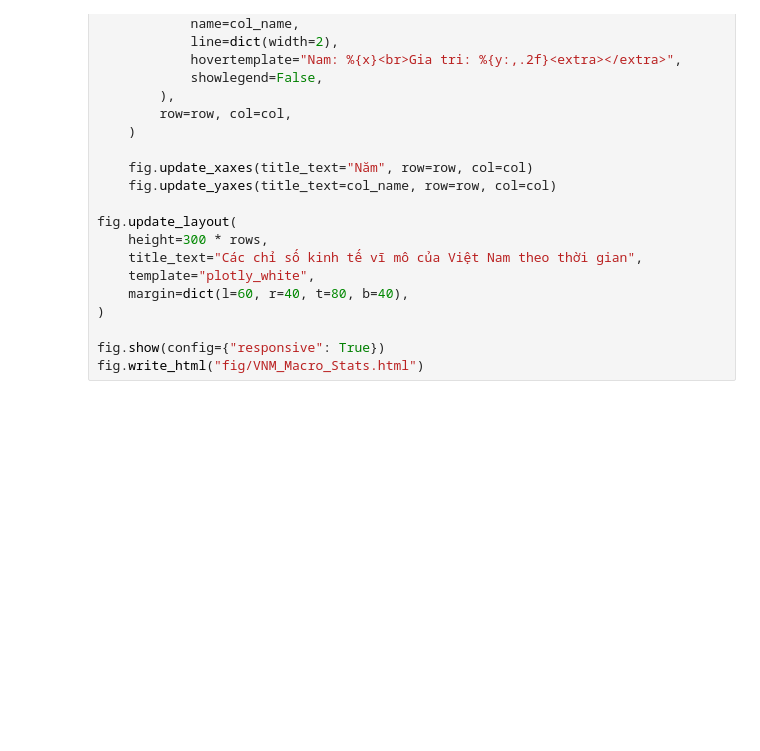
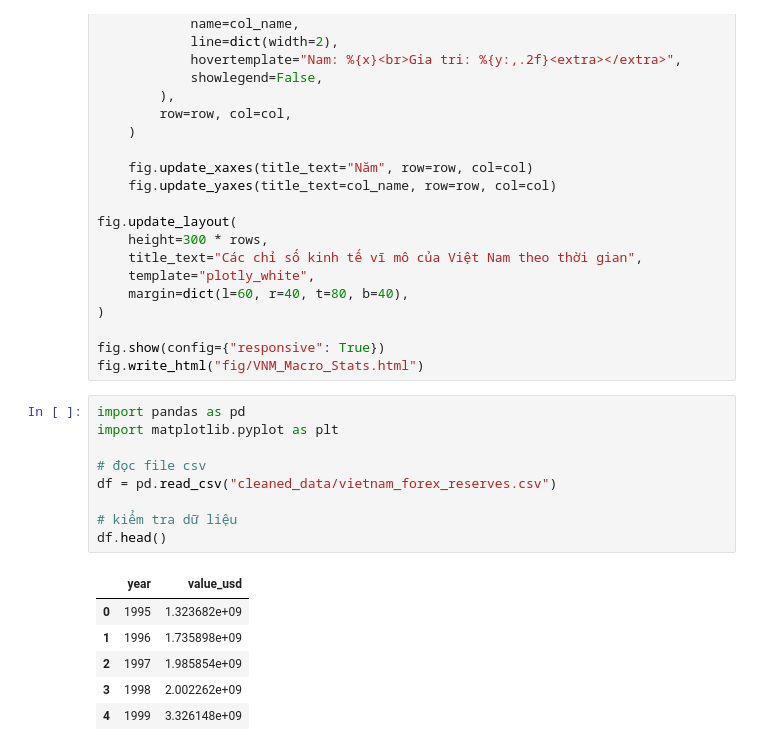
Before and after one commit to trinhnguyen1101/Dot1, a Jupyter notebook: VNM.ipynb, the cells around one changed output. Cells and saved outputs as stored; diff of their text form; blank space fills up the shorter version.

```diff
--- a/VNM.ipynb
+++ b/VNM.ipynb
@@ -152,3 +152,19 @@ fig.update_layout(
 
 fig.show(config={"responsive": True})
 fig.write_html("fig/VNM_Macro_Stats.html")
+# %%
+import pandas as pd
+import matplotlib.pyplot as plt
+
+# đọc file csv
+df = pd.read_csv("cleaned_data/vietnam_forex_reserves.csv")
+
+# kiểm tra dữ liệu
+df.head()
+# %% [output]
+|  | year | value_usd |
+| 0 | 1995 | 1.323682e+09 |
+| 1 | 1996 | 1.735898e+09 |
+| 2 | 1997 | 1.985854e+09 |
+| 3 | 1998 | 2.002262e+09 |
+| 4 | 1999 | 3.326148e+09 |
```
Also changed, not shown: parts of 2 cells of this notebook, 1 other file.
